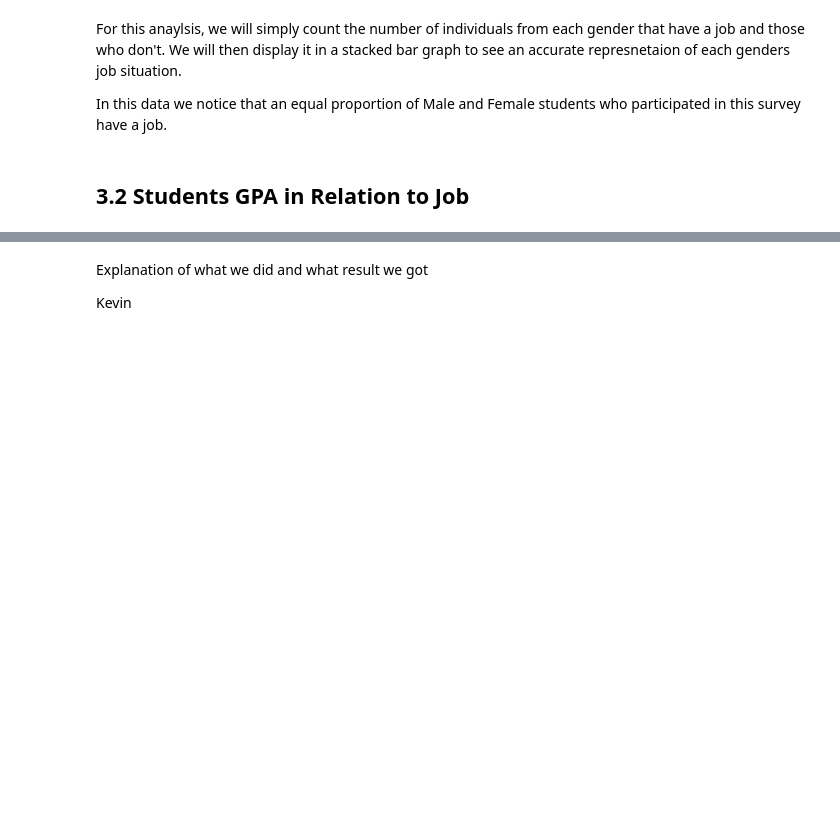
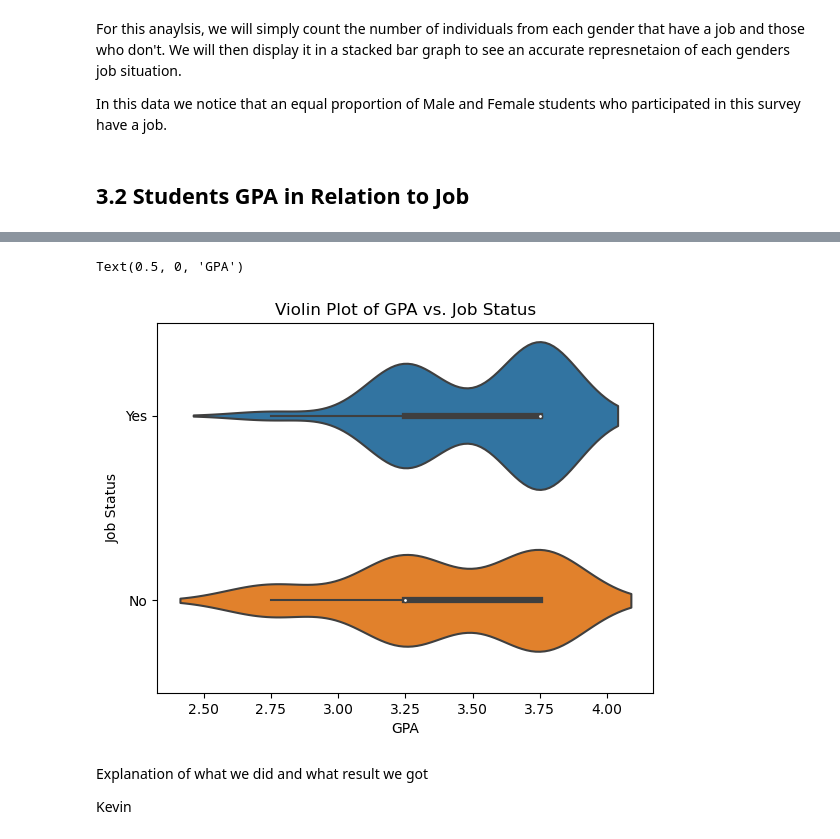
Before and after one commit to Nihal-m24/CS-105-Mini-Project, a Jupyter notebook: Mini Project.ipynb, the cells around one changed output, grey strips where cells are left out. Drawn from its saved outputs; the diff is of its cells as text; code cells hidden in the pictures; blank space fills up the shorter version.

```diff
--- a/Mini Project.ipynb
+++ b/Mini Project.ipynb
@@ -62,3 +66,20 @@ GPA_JobTable.plot.bar()
+# %%
+newTable = cleaned_df.loc[:, ['What is your GPA?', 'Do you currently have a job?']]
+
+
+newTable = newTable.replace({
+    'What is your GPA?': {'3.5-4.0': 3.75, '3.0-3.5': 3.25, '2.5-3.0': 2.75, '2.0-2.5': 2.25, '<2.0': 1.5}
+})
+newTable.head()
+
+sns.violinplot(x = newTable['What is your GPA?'], y = newTable['Do you currently have a job?'], order=['Yes', 'No'])
+
+plt.title('Violin Plot of GPA vs. Job Status')
+plt.ylabel('Job Status')
+plt.xlabel('GPA')
+# %% [output]
+Text(0.5, 0, 'GPA')
+[figure, added]
 # %% [markdown]
 Explanation of what we did and what result we got
 
```
Also changed, not shown: parts of 2 cells of this notebook.
